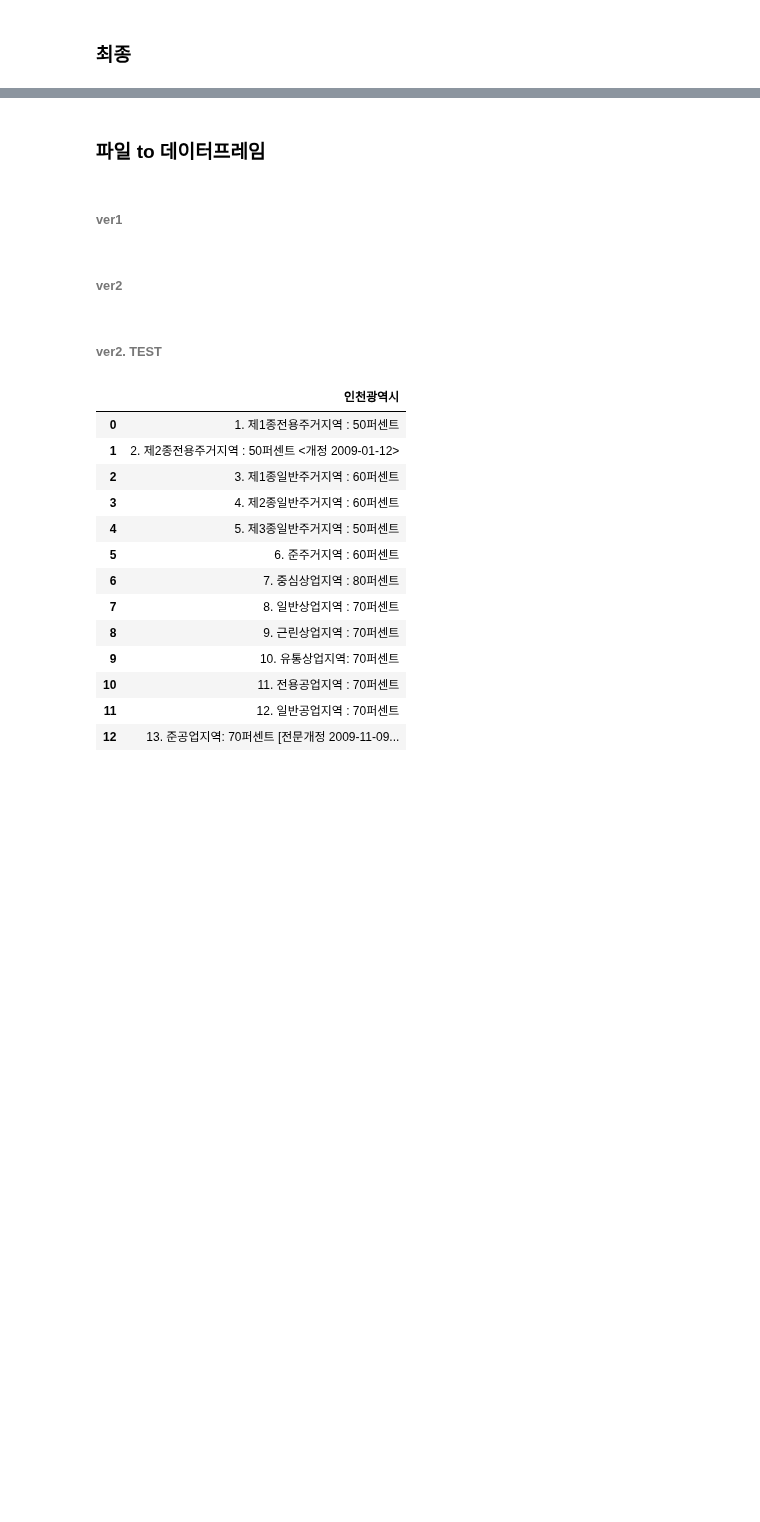
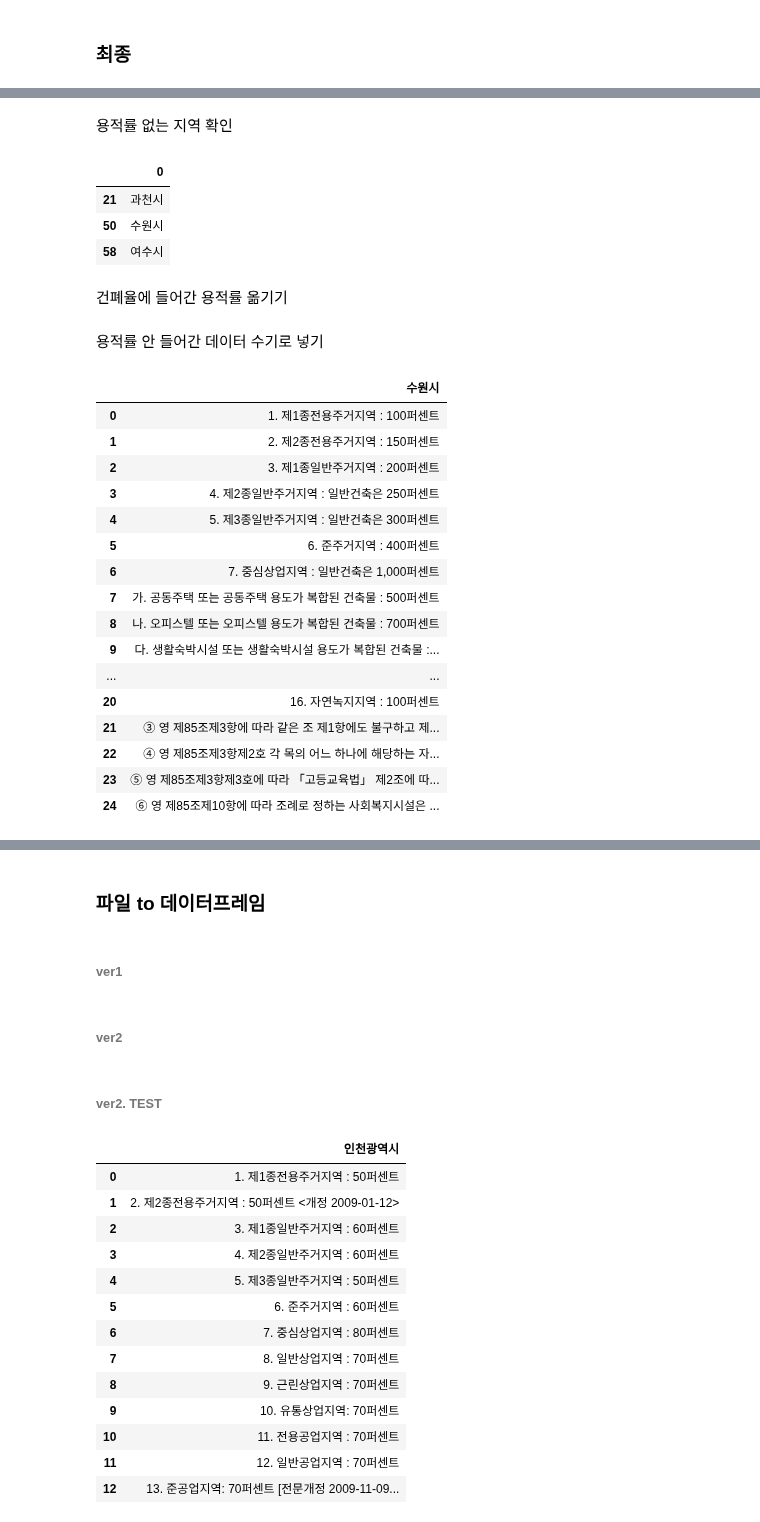
Before and after one commit to UL-DA/pythonProject, a Jupyter notebook: 자치법규정보시스템/[TEST] 자치법규 정보 시스템 (용적률,건폐율)_test.ipynb, the cells around one changed output, grey strips where cells are left out. Cells and saved outputs as stored; diff of their text form; code cells hidden in the pictures; blank space fills up the shorter version.

```diff
--- a/자치법규정보시스템/[TEST] 자치법규 정보 시스템 (용적률,건폐율)_test.ipynb
+++ b/자치법규정보시스템/[TEST] 자치법규 정보 시스템 (용적률,건폐율)_test.ipynb
@@ -457,0 +738,2 @@ print(len(df))
+# %% [markdown]
+용적률 없는 지역 확인
@@ -457,0 +760,12 @@ print(len(df))
+# %%
+# 용적률이 안 들어간 지역
+bc_idx_df = pd.DataFrame(bc_idx)
+far_idx_df = pd.DataFrame(far_idx)
+bc_idx_df[~bc_idx_df[0].isin(far_idx_df[0])]
+# %% [output]
+|  | 0 |
+| 21 | 과천시 |
+| 50 | 수원시 |
+| 58 | 여수시 |
+# %% [markdown]
+건폐율에 들어간 용적률 옮기기
@@ -457,0 +777,2 @@ print(len(df))
+# %% [markdown]
+용적률 안 들어간 데이터 수기로 넣기
@@ -457,0 +781,56 @@ print(len(df))
+# %%
+dir_ = 'C:\\oasis\git\pythonProject\자치법규정보시스템\\'
+file_name = ['수원시 도시계획 조례 (1).txt', '과천시 도시계획 조례 (1).txt']
+for file_ in file_name:
+    with open(dir_+ file_, encoding='utf-8') as f:
+        lines = f.readlines()
+        df = pd.DataFrame(lines, columns=[file_name.split(' ')[0].split('\\')[-1]]).drop_duplicates(keep=False).reset_index(drop=True)
+        col_name = file_name.split(' ')[0].split('\\')[-1] # row
+        df[col_name] = df[col_name].str.replace('\n','')
+# %%
+dir_ = 'C:\\oasis\git\pythonProject\자치법규정보시스템\\'
+file_name = '수원시 도시계획 조례 (1).txt'
+with open(dir_+ file_name, encoding='utf-8') as f:
+    lines = f.readlines()
+    df = pd.DataFrame(lines, columns=[file_name.split(' ')[0].split('\\')[-1]]).drop_duplicates(keep=False).reset_index(drop=True)
+    col_name = file_name.split(' ')[0].split('\\')[-1] # row
+    df[col_name] = df[col_name].str.replace('\n','')
+# %%
+df_floorAreaRatio = pd.DataFrame()
+
+# 용적률 선택
+idx = df[df[col_name].str.contains('제1종전용주거지역')].index # 전국 공통 용도지역 (16개)
+
+# 용적률 데이터프레임 나누기
+df_far = df.loc[idx[1]:][0:25].reset_index(drop=True) # 용적률
+df_far_concat = pd.concat([df_far], axis=0).reset_index(drop=True)
+
+# row, column 추출 (용적률)
+data = []
+columns = []
+df_far_concat[col_name] = df_far_concat[col_name].str.split('(').str[0].str.split('<').str[0].str.split('[').str[0].str.split('이하').str[0] # 필요한 값 추출
+data = list(df_far_concat[col_name].str.split(':').str[1].replace(' ','').str.split(' ').str[1]) # values
+columns = df_far_concat[col_name].str.split(':').str[0].str.split('.').str[1].str.replace(' ','')# column
+
+df_far_final = pd.DataFrame(data = [data], index = [col_name], columns = columns)
+df_floorAreaRatio = df_floorAreaRatio.append(df_far_final)
+# %%
+df_far_concat
+# %% [output]
+|  | 수원시 |
+| 0 | 1. 제1종전용주거지역 : 100퍼센트 |
+| 1 | 2. 제2종전용주거지역 : 150퍼센트 |
+| 2 | 3. 제1종일반주거지역 : 200퍼센트 |
+| 3 | 4. 제2종일반주거지역 : 일반건축은 250퍼센트 |
+| 4 | 5. 제3종일반주거지역 : 일반건축은 300퍼센트 |
+| 5 | 6. 준주거지역 : 400퍼센트 |
+| 6 | 7. 중심상업지역 : 일반건축은 1,000퍼센트 |
+| 7 | 가. 공동주택 또는 공동주택 용도가 복합된 건축물 : 500퍼센트 |
+| 8 | 나. 오피스텔 또는 오피스텔 용도가 복합된 건축물 : 700퍼센트 |
+| 9 | 다. 생활숙박시설 또는 생활숙박시설 용도가 복합된 건축물 :... |
+| ... | ... |
+| 20 | 16. 자연녹지지역 : 100퍼센트 |
+| 21 | ③ 영 제85조제3항에 따라 같은 조 제1항에도 불구하고 제... |
+| 22 | ④ 영 제85조제3항제2호 각 목의 어느 하나에 해당하는 자... |
+| 23 | ⑤ 영 제85조제3항제3호에 따라 「고등교육법」 제2조에 따... |
+| 24 | ⑥ 영 제85조제10항에 따라 조례로 정하는 사회복지시설은 ... |
```
Also changed, not shown: parts of 33 cells of this notebook.
